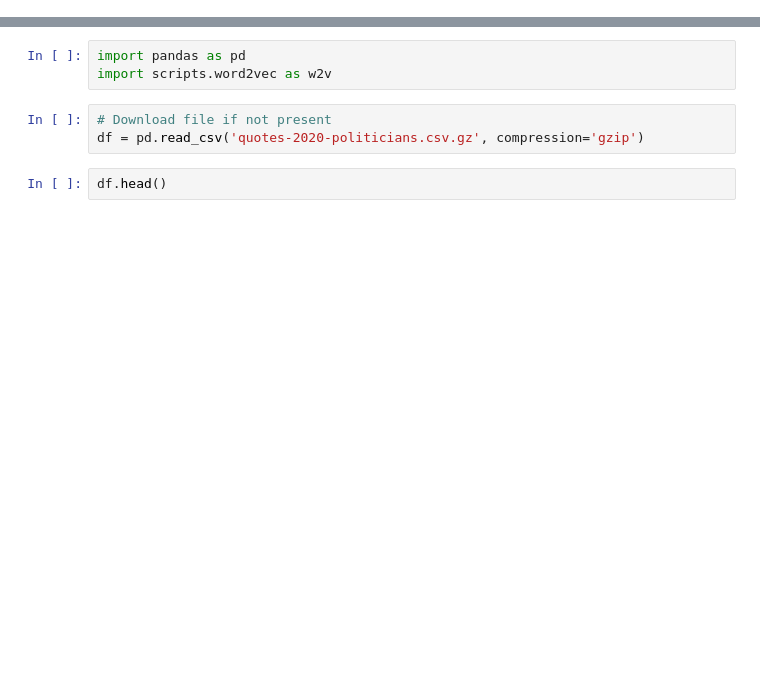
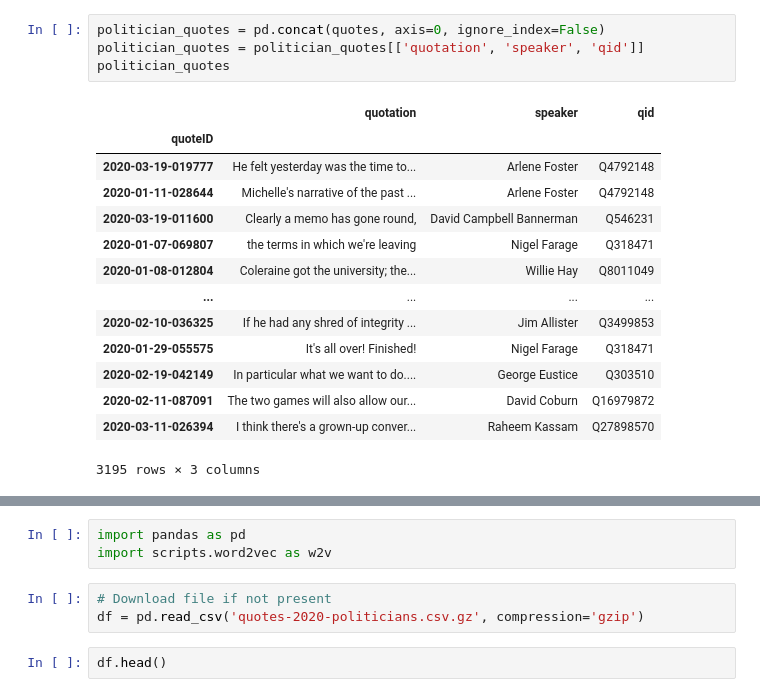
Before and after one commit to epfl-ada/ada-2021-project-wranglingguys, a Jupyter notebook: milestone2.ipynb, the cells around one changed output, grey strips where cells are left out. Cells and saved outputs as stored; diff of their text form; blank space fills up the shorter version.

```diff
--- a/milestone2.ipynb
+++ b/milestone2.ipynb
@@ -0,0 +10,19 @@
+# %%
+politician_quotes = pd.concat(quotes, axis=0, ignore_index=False)
+politician_quotes = politician_quotes[['quotation', 'speaker', 'qid']]
+politician_quotes
+# %% [output]
+|  | quotation | speaker | qid |
+| quoteID |  |  |  |
+| 2020-03-19-019777 | He felt yesterday was the time to... | Arlene Foster | Q4792148 |
+| 2020-01-11-028644 | Michelle's narrative of the past ... | Arlene Foster | Q4792148 |
+| 2020-03-19-011600 | Clearly a memo has gone round, | David Campbell Bannerman | Q546231 |
+| 2020-01-07-069807 | the terms in which we're leaving | Nigel Farage | Q318471 |
+| 2020-01-08-012804 | Coleraine got the university; the... | Willie Hay | Q8011049 |
+| ... | ... | ... | ... |
+| 2020-02-10-036325 | If he had any shred of integrity ... | Jim Allister | Q3499853 |
+| 2020-01-29-055575 | It's all over! Finished! | Nigel Farage | Q318471 |
+| 2020-02-19-042149 | In particular what we want to do.... | George Eustice | Q303510 |
+| 2020-02-11-087091 | The two games will also allow our... | David Coburn | Q16979872 |
+| 2020-03-11-026394 | I think there's a grown-up conver... | Raheem Kassam | Q27898570 |
+3195 rows × 3 columns
```
Also changed, not shown: parts of 34 cells of this notebook.
